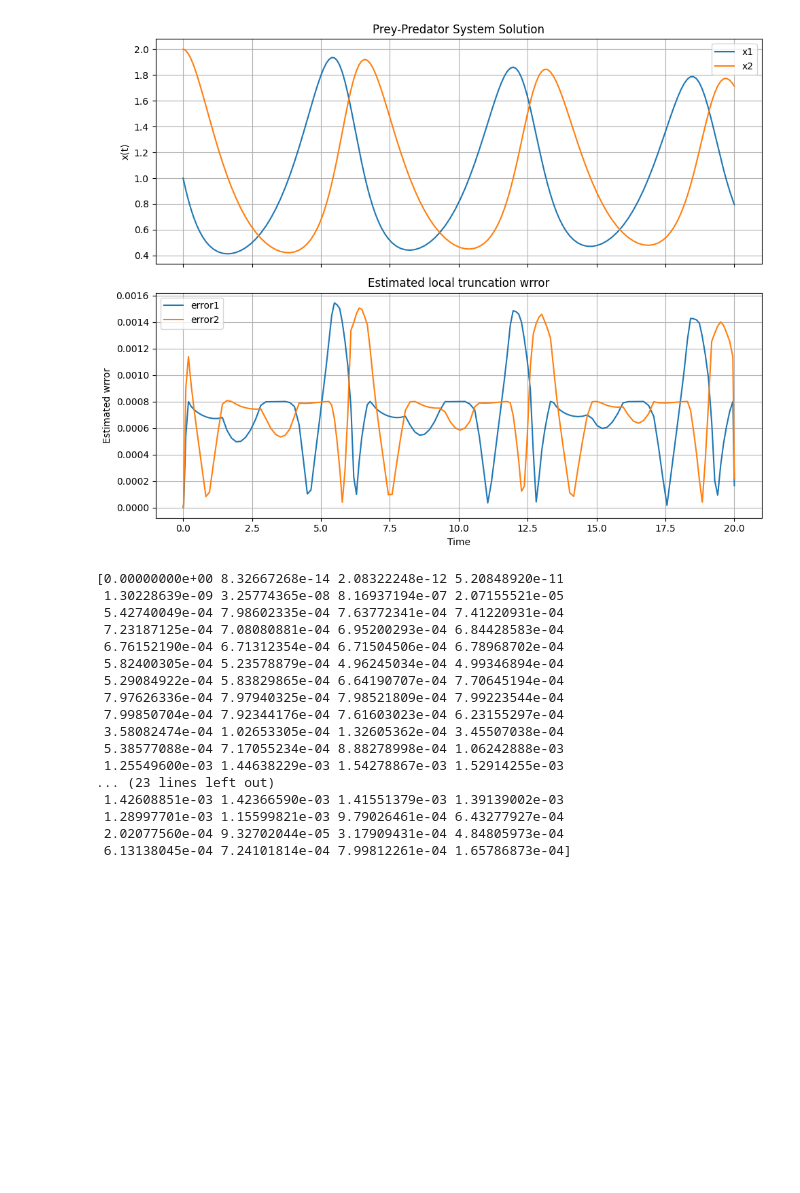
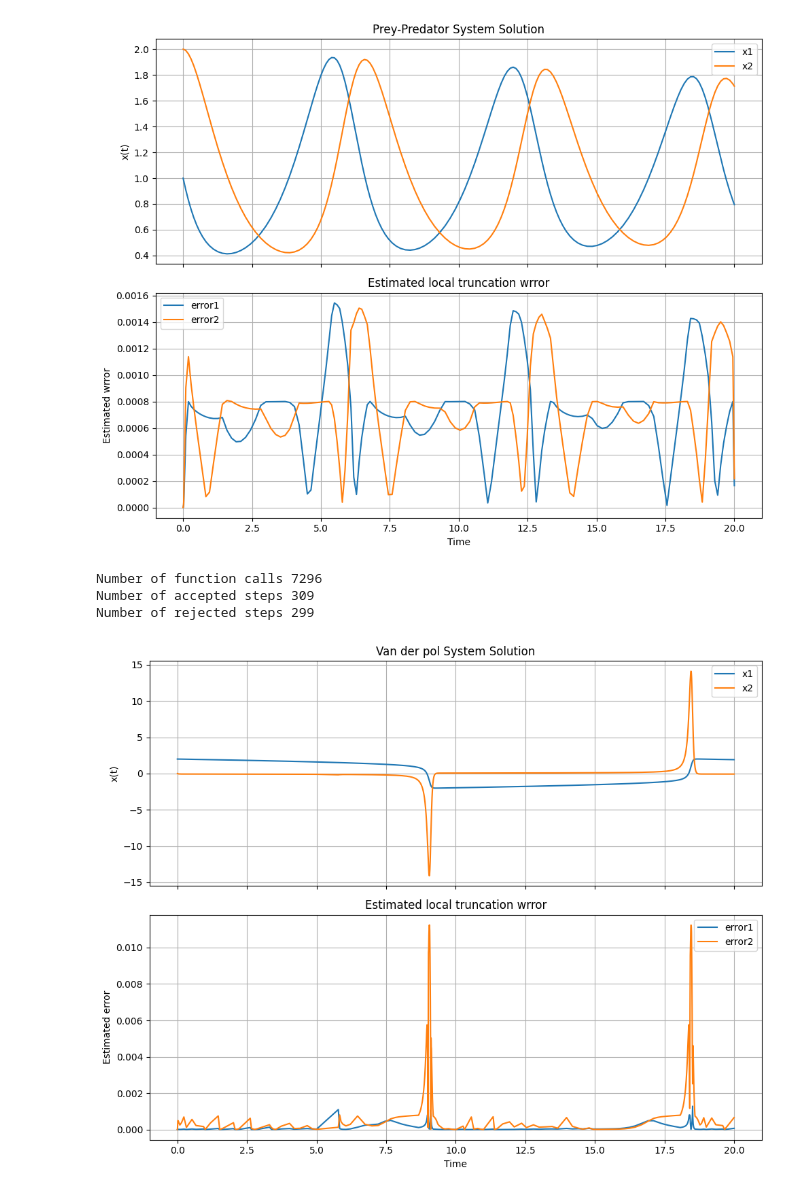
Before and after one commit to EstherCon0/SciComDiff, a Jupyter notebook: Exam_5.ipynb, the cells around one changed output. Drawn from its saved outputs; the diff is of its cells as text; code cells hidden in the pictures; blank space fills up the shorter version.

Commit message:
Adaptive step done

```diff
--- a/Exam_5.ipynb
+++ b/Exam_5.ipynb
@@ -407,21 +407,42 @@ Number of accepted steps 155
 Number of rejected steps 85
 [figure]
 # %%
+reltol=1e-3
+abstol=1e-3
+h0=1e-6
+tspan = (0, 20)
+mu = 10
+x0 = np.array([2.0, 0.0])
+
+# Run the solver
+Tout, Xout, E, nfun, naccept, nreject = ClassicalRungeKuttaAdaptiveStep(VanDerPol,tspan,x0,h0,abstol,reltol,mu)
+
+print("Number of function calls", nfun)
+print("Number of accepted steps", naccept)
+print("Number of rejected steps", nreject)
+fig, (ax1, ax2) = plt.subplots(2, 1, figsize=(10, 8), sharex=True)
+
+# system simulation
+ax1.plot(Tout, Xout[:, 0], label='x1')
+ax1.plot(Tout, Xout[:, 1], label='x2')
+ax1.set_ylabel('x(t)')
+ax1.set_title('Van der pol System Solution')
+ax1.legend()
+ax1.grid()
+
+# error estimates
+ax2.plot(Tout, E[:, 0], label='error1')
+ax2.plot(Tout, E[:, 1], label='error2')
+ax2.set_xlabel('Time')
+ax2.set_ylabel('Estimated error')
+ax2.set_title('Estimated local truncation wrror')
+ax2.legend()
+ax2.grid()
+
+plt.tight_layout()
+plt.show()
 # %% [output]
-[0.00000000e+00 8.32667268e-14 2.08322248e-12 5.20848920e-11
- 1.30228639e-09 3.25774365e-08 8.16937194e-07 2.07155521e-05
- 5.42740049e-04 7.98602335e-04 7.63772341e-04 7.41220931e-04
- 7.23187125e-04 7.08080881e-04 6.95200293e-04 6.84428583e-04
- 6.76152190e-04 6.71312354e-04 6.71504506e-04 6.78968702e-04
- 5.82400305e-04 5.23578879e-04 4.96245034e-04 4.99346894e-04
- 5.29084922e-04 5.83829865e-04 6.64190707e-04 7.70645194e-04
- 7.97626336e-04 7.97940325e-04 7.98521809e-04 7.99223544e-04
- 7.99850704e-04 7.92344176e-04 7.61603023e-04 6.23155297e-04
- 3.58082474e-04 1.02653305e-04 1.32605362e-04 3.45507038e-04
- 5.38577088e-04 7.17055234e-04 8.88278998e-04 1.06242888e-03
- 1.25549600e-03 1.44638229e-03 1.54278867e-03 1.52914255e-03
-... (23 lines left out)
- 1.42608851e-03 1.42366590e-03 1.41551379e-03 1.39139002e-03
- 1.28997701e-03 1.15599821e-03 9.79026461e-04 6.43277927e-04
- 2.02077560e-04 9.32702044e-05 3.17909431e-04 4.84805973e-04
- 6.13138045e-04 7.24101814e-04 7.99812261e-04 1.65786873e-04]
+Number of function calls 7296
+Number of accepted steps 309
+Number of rejected steps 299
+[figure, added]
```
Also changed, not shown: parts of 2 cells of this notebook.
